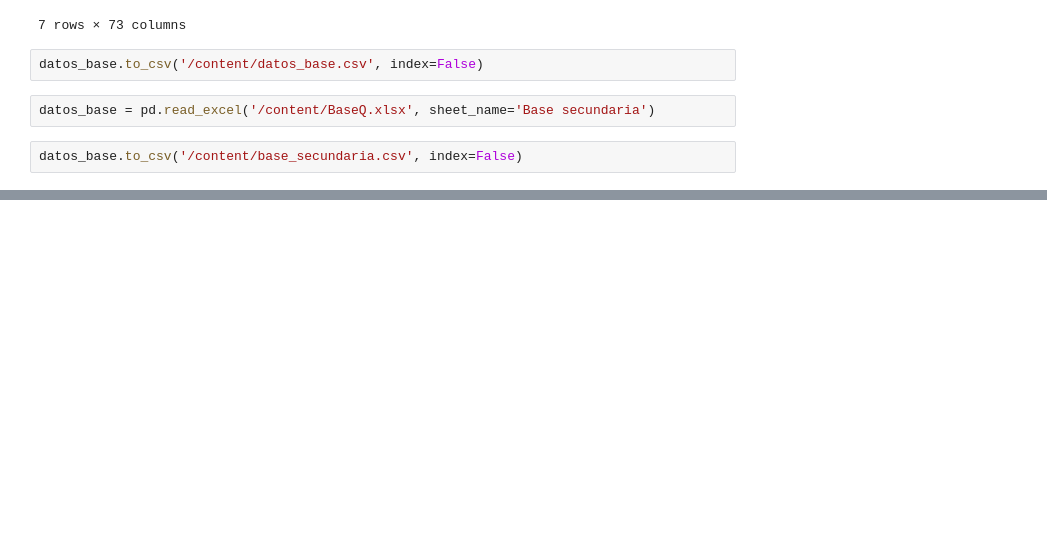
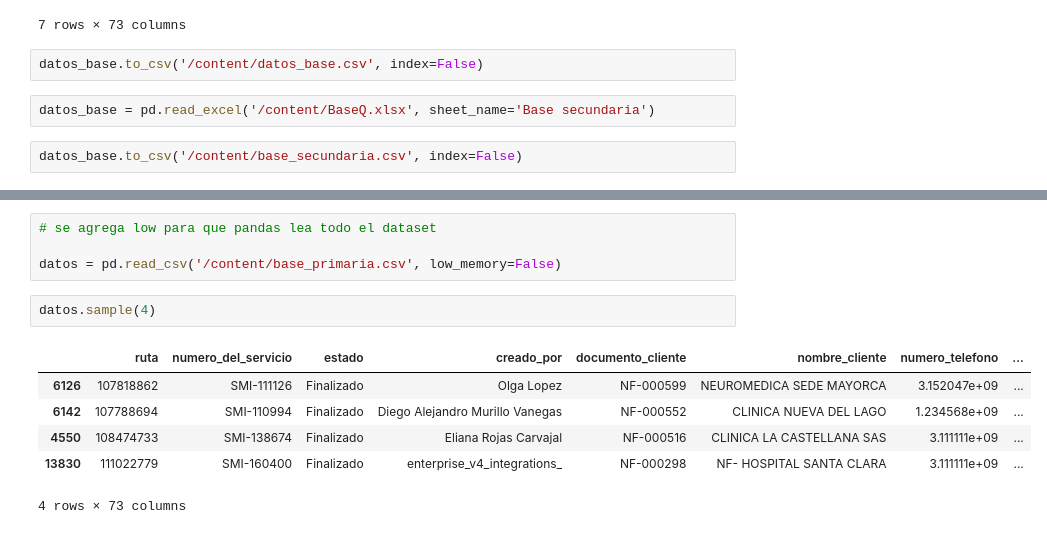
Before and after one commit to r2x4/quick__practice, a Jupyter notebook: quick_practise.ipynb, the cells around one changed output, grey strips where cells are left out. Cells and saved outputs as stored; diff of their text form; blank space fills up the shorter version.

```diff
--- a/quick_practise.ipynb
+++ b/quick_practise.ipynb
@@ -39,0 +50,13 @@ datos_base.to_csv('/content/base_secundaria.csv', index=False)
+# %%
+# se agrega low para que pandas lea todo el dataset
+
+datos = pd.read_csv('/content/base_primaria.csv', low_memory=False)
+# %%
+datos.sample(4)
+# %% [output]
+|  | ruta | numero_del_servicio | estado | creado_por | documento_cliente | nombre_cliente | numero_telefono | ... |
+| 6126 | 107818862 | SMI-111126 | Finalizado | Olga Lopez | NF-000599 | NEUROMEDICA SEDE MAYORCA | 3.152047e+09 | ... |
+| 6142 | 107788694 | SMI-110994 | Finalizado | Diego Alejandro Murillo Vanegas | NF-000552 | CLINICA NUEVA DEL LAGO | 1.234568e+09 | ... |
+| 4550 | 108474733 | SMI-138674 | Finalizado | Eliana Rojas Carvajal | NF-000516 | CLINICA LA CASTELLANA SAS | 3.111111e+09 | ... |
+| 13830 | 111022779 | SMI-160400 | Finalizado | enterprise_v4_integrations_ | NF-000298 | NF- HOSPITAL SANTA CLARA | 3.111111e+09 | ... |
+4 rows × 73 columns
```
Also changed, not shown: parts of 3 cells of this notebook.
